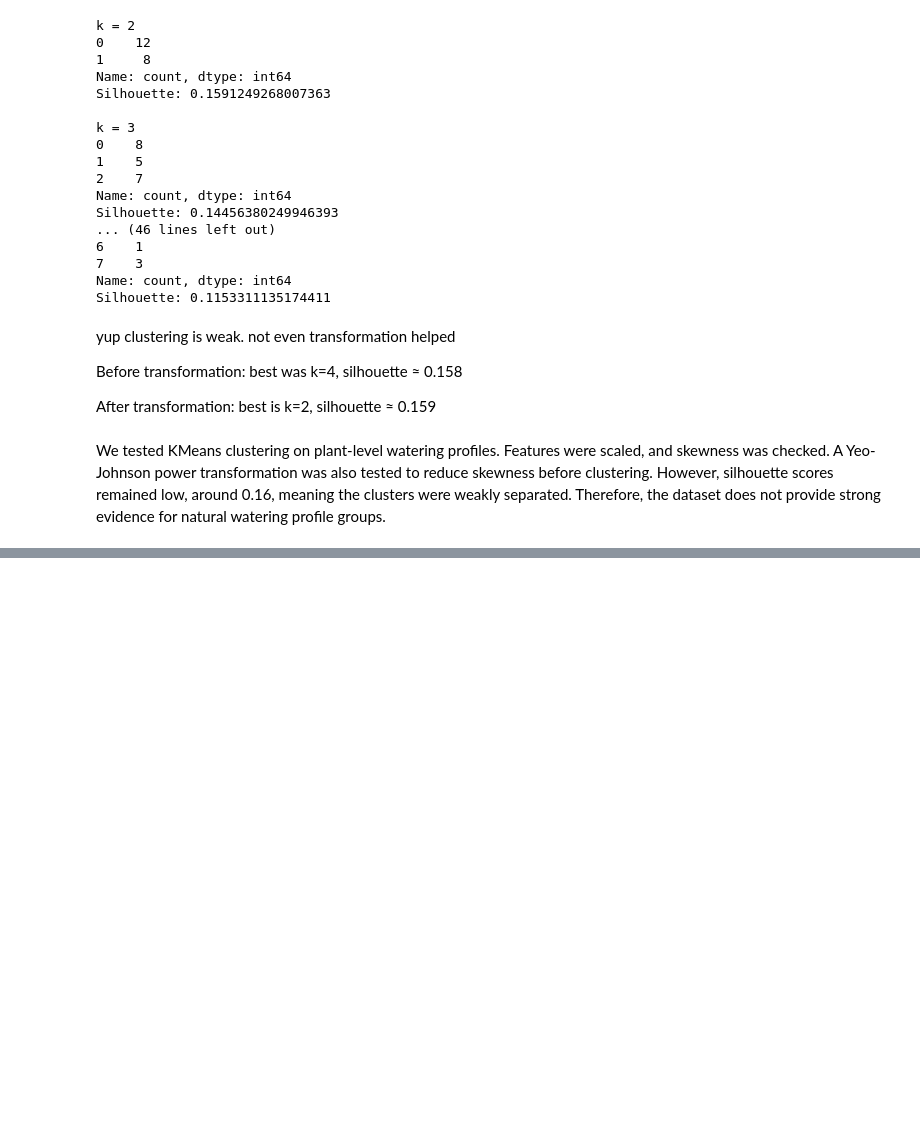
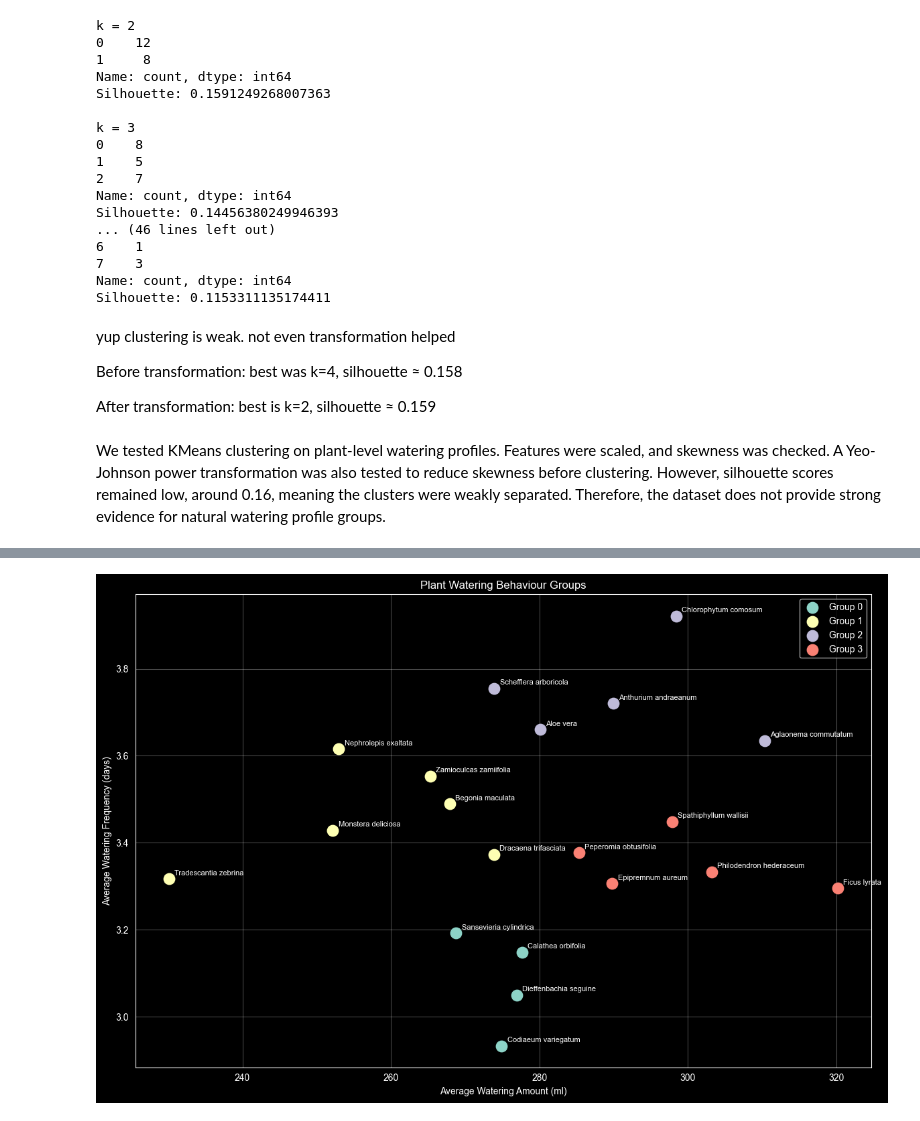
Before and after one commit to NancyNancy07/VIA_UrbanMicroFarm_MAL_Model, a Jupyter notebook: preproccess_samo.ipynb, the cells around one changed output, grey strips where cells are left out. Cells and saved outputs as stored; diff of their text form; code cells hidden in the pictures; blank space fills up the shorter version.

```diff
--- a/preproccess_samo.ipynb
+++ b/preproccess_samo.ipynb
@@ -975,0 +1206,18 @@ We tested KMeans clustering on plant-level watering profiles. Features were scal
+# %%
+water_features = [
+    "Watering_Amount_ml",
+    "Watering_Frequency_days"
+]
+
+plant_water_summary = df_clean.groupby("Plant_ID")[water_features].mean().reset_index()
+
+scaler = StandardScaler()
+plant_water_scaled = scaler.fit_transform(plant_water_summary[water_features])
+
+kmeans = KMeans(n_clusters=4, random_state=42, n_init=10)
+plant_water_summary["Water_Group"] = kmeans.fit_predict(plant_water_scaled)
+
+print(
+    plant_water_summary
+    .sort_values(["Water_Group", "Watering_Amount_ml", "Watering_Frequency_days"])
+)
@@ -975,0 +1279,33 @@ We tested KMeans clustering on plant-level watering profiles. Features were scal
+# %%
+import matplotlib.pyplot as plt
+
+plt.figure(figsize=(12, 8))
+
+for group in sorted(plant_water_summary["Water_Group"].unique()):
+    group_data = plant_water_summary[plant_water_summary["Water_Group"] == group]
+
+    plt.scatter(
+        group_data["Watering_Amount_ml"],
+        group_data["Watering_Frequency_days"],
+        label=f"Group {group}",
+        s=140
+    )
+
+    for _, row in group_data.iterrows():
+        plt.annotate(
+            row["Plant_ID"],
+            (row["Watering_Amount_ml"], row["Watering_Frequency_days"]),
+            xytext=(6, 4),
+            textcoords="offset points",
+            fontsize=8
+        )
+
+plt.xlabel("Average Watering Amount (ml)")
+plt.ylabel("Average Watering Frequency (days)")
+plt.title("Plant Watering Behaviour Groups")
+plt.legend()
+plt.grid(True, alpha=0.3)
+plt.tight_layout()
+plt.show()
+# %% [output]
+[figure, added]
```
Also changed, not shown: parts of 17 cells of this notebook.
